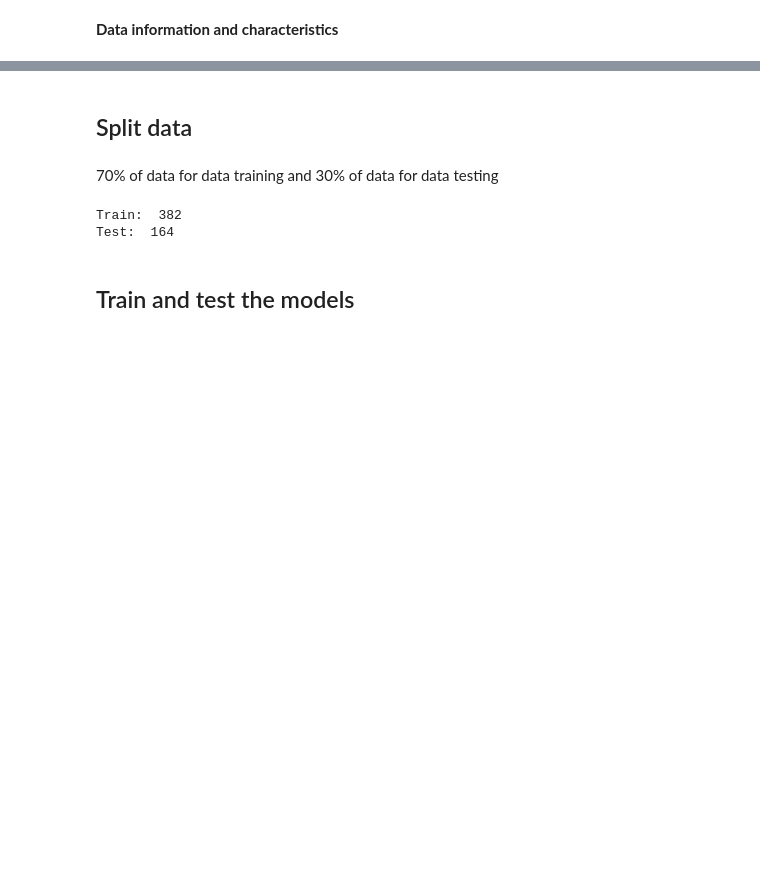
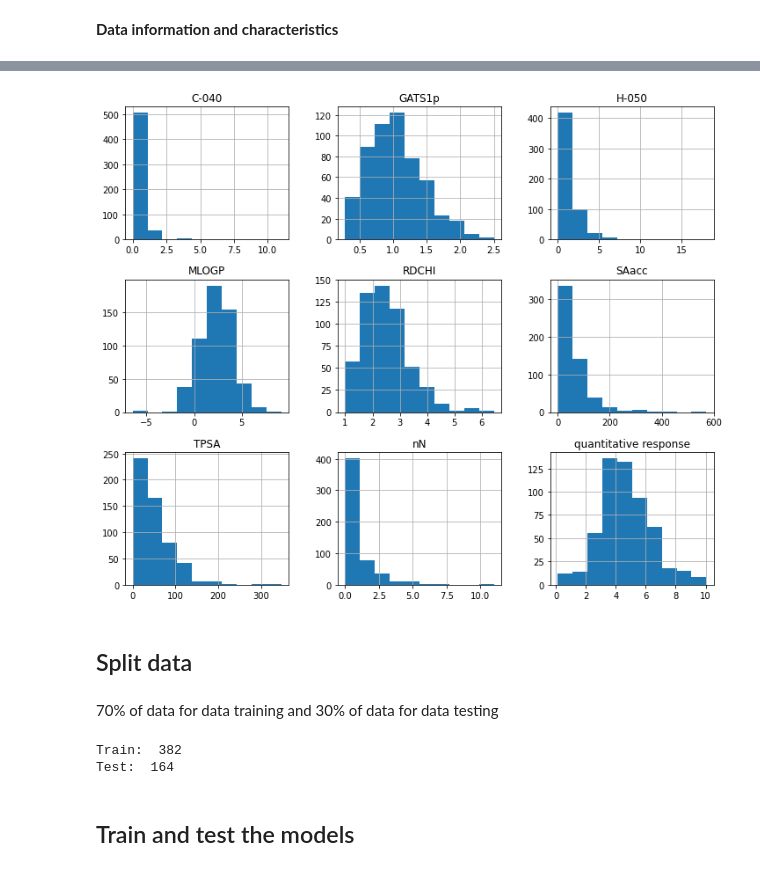
Before and after one commit to chilaact/predict_aquatic_toxity, a Jupyter notebook: predict_aquatic_toxity.ipynb, the cells around one changed output, grey strips where cells are left out. Saved outputs shown, nothing was run; the diff lists cells and outputs as text; code cells hidden in the pictures; blank space fills up the shorter version.

```diff
--- a/predict_aquatic_toxity.ipynb
+++ b/predict_aquatic_toxity.ipynb
@@ -76,3 +167,9 @@ memory usage: 38.5 KB
+# %%
+data = data[num_cols + cat_cols]
+data.hist(figsize = (12,10))
+plt.show()
+# %% [output]
+[figure, added]
 # %% [markdown]
 ## Split data
 # %% [markdown]
```
Also changed, not shown: parts of 19 cells of this notebook.
